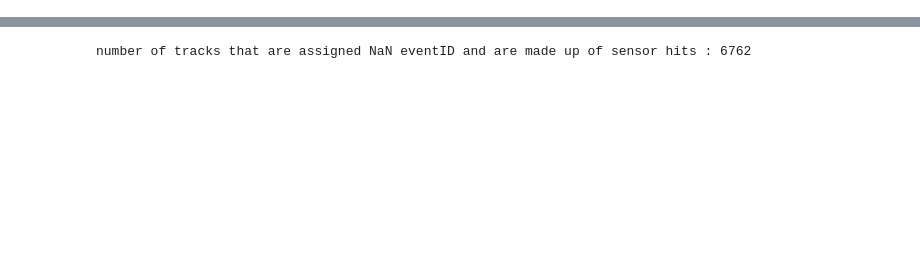
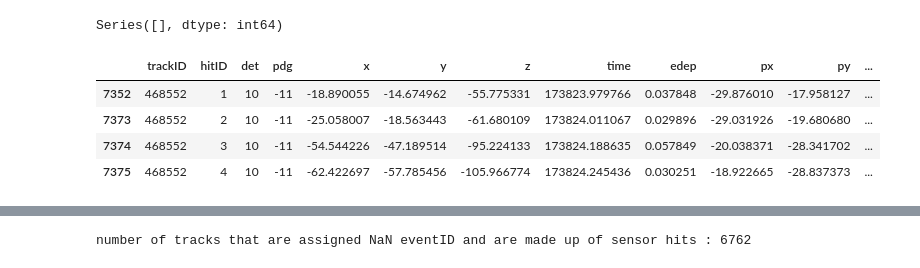
Before and after one commit to vsqdhruv/hepattn, a Jupyter notebook: src/hepattn/experiments/mu3e/final_preprocessing.ipynb, the cells around one changed output, grey strips where cells are left out. Drawn from its saved outputs; the diff is of its cells as text; code cells hidden in the pictures; blank space fills up the shorter version.

```diff
--- a/src/hepattn/experiments/mu3e/final_preprocessing.ipynb
+++ b/src/hepattn/experiments/mu3e/final_preprocessing.ipynb
@@ -153,0 +306,12 @@ Saved 7496 events to:
+# %%
+bad = hits.groupby('trackID').size()
+print(bad[bad != 4])
+print()
+hits[hits['trackID'] == 468552]
+# %% [output]
+Series([], dtype: int64)
+|  | trackID | hitID | det | pdg | x | y | z | time | edep | px | py | ... |
+| 7352 | 468552 | 1 | 10 | -11 | -18.890055 | -14.674962 | -55.775331 | 173823.979766 | 0.037848 | -29.876010 | -17.958127 | ... |
+| 7373 | 468552 | 2 | 10 | -11 | -25.058007 | -18.563443 | -61.680109 | 173824.011067 | 0.029896 | -29.031926 | -19.680680 | ... |
+| 7374 | 468552 | 3 | 10 | -11 | -54.544226 | -47.189514 | -95.224133 | 173824.188635 | 0.057849 | -20.038371 | -28.341702 | ... |
+| 7375 | 468552 | 4 | 10 | -11 | -62.422697 | -57.785456 | -105.966774 | 173824.245436 | 0.030251 | -18.922665 | -28.837373 | ... |
```
Also changed, not shown: parts of 31 cells of this notebook.
